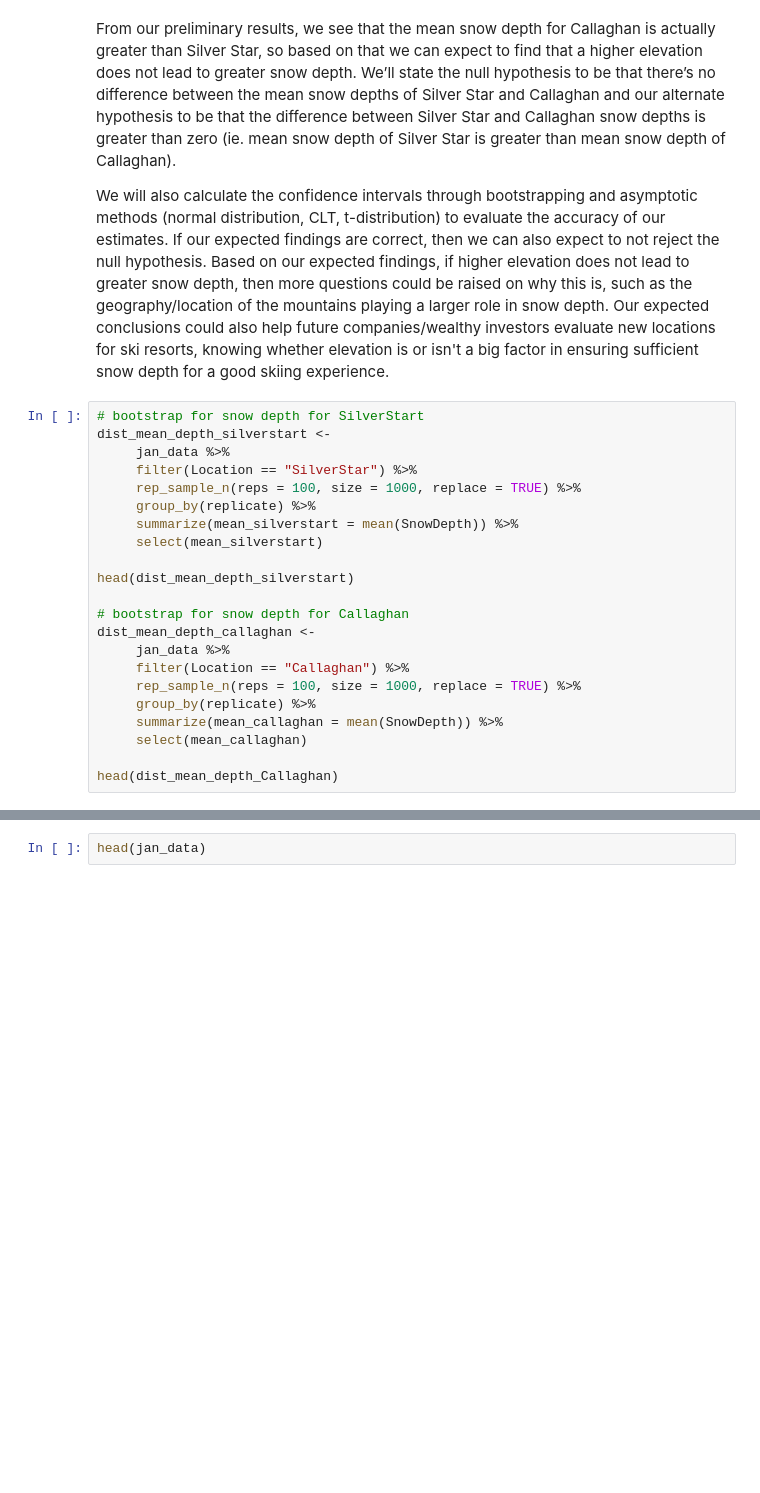
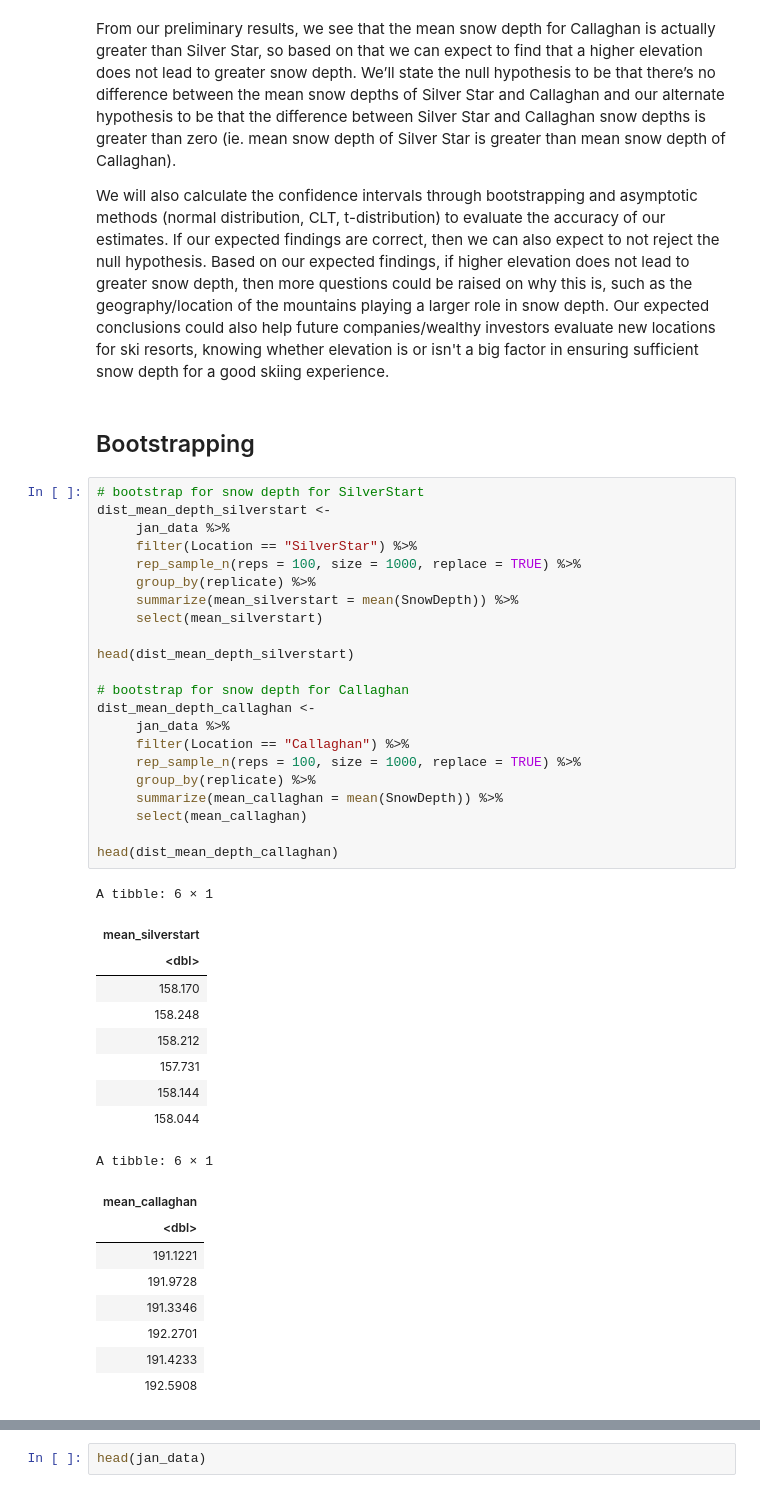
Before and after one commit to carlosperez67/Inferential-Analysis-on-Snow-Depth-Due-to-Elevation, a Jupyter notebook: GroupProposal.ipynb, the cells around one changed output, grey strips where cells are left out. Saved outputs shown, nothing was run; the diff lists cells and outputs as text; blank space fills up the shorter version.

Commit message:
Bootstrapping and confidence interval

```diff
--- a/GroupProposal.ipynb
+++ b/GroupProposal.ipynb
@@ -169,28 +257,49 @@ jan_2019_plot_summary
 From our preliminary results, we see that the mean snow depth for Callaghan is actually greater than Silver Star, so based on that we can expect to find that a higher elevation does not lead to greater snow depth. We’ll state the null hypothesis to be that there’s no difference between the mean snow depths of Silver Star and Callaghan and our alternate hypothesis to be that the difference between Silver Star and Callaghan snow depths is greater than zero (ie. mean snow depth of Silver Star is greater than mean snow depth of Callaghan).
 
 We will also calculate the confidence intervals through bootstrapping and asymptotic methods (normal distribution, CLT, t-distribution) to evaluate the accuracy of our estimates. If our expected findings are correct, then we can also expect to not reject the null hypothesis. Based on our expected findings, if higher elevation does not lead to greater snow depth, then more questions could be raised on why this is, such as the geography/location of the mountains playing a larger role in snow depth. Our expected conclusions could also help future companies/wealthy investors evaluate new locations for ski resorts, knowing whether elevation is or isn't a big factor in ensuring sufficient snow depth for a good skiing experience.
+# %% [markdown]
+## Bootstrapping
 # %%
 # bootstrap for snow depth for SilverStart
 dist_mean_depth_silverstart <-
      jan_data %>%
      filter(Location == "SilverStar") %>%
      rep_sample_n(reps = 100, size = 1000, replace = TRUE) %>%
      group_by(replicate) %>%
      summarize(mean_silverstart = mean(SnowDepth)) %>%
      select(mean_silverstart)
 
 head(dist_mean_depth_silverstart)
 
 # bootstrap for snow depth for Callaghan
 dist_mean_depth_callaghan <-
      jan_data %>%
      filter(Location == "Callaghan") %>%
      rep_sample_n(reps = 100, size = 1000, replace = TRUE) %>%
      group_by(replicate) %>%
      summarize(mean_callaghan = mean(SnowDepth)) %>%
      select(mean_callaghan)
 
-head(dist_mean_depth_Callaghan)
+head(dist_mean_depth_callaghan)
+# %% [output]
+A tibble: 6 × 1
+| mean_silverstart |
+| <dbl> |
+| 158.170 |
+| 158.248 |
+| 158.212 |
+| 157.731 |
+| 158.144 |
+| 158.044 |
+A tibble: 6 × 1
+| mean_callaghan |
+| <dbl> |
+| 191.1221 |
+| 191.9728 |
+| 191.3346 |
+| 192.2701 |
+| 191.4233 |
+| 192.5908 |
 # %%
 # Distribtuion of snow depth of SilverStart
 
```
Also changed, not shown: parts of 13 cells of this notebook.
